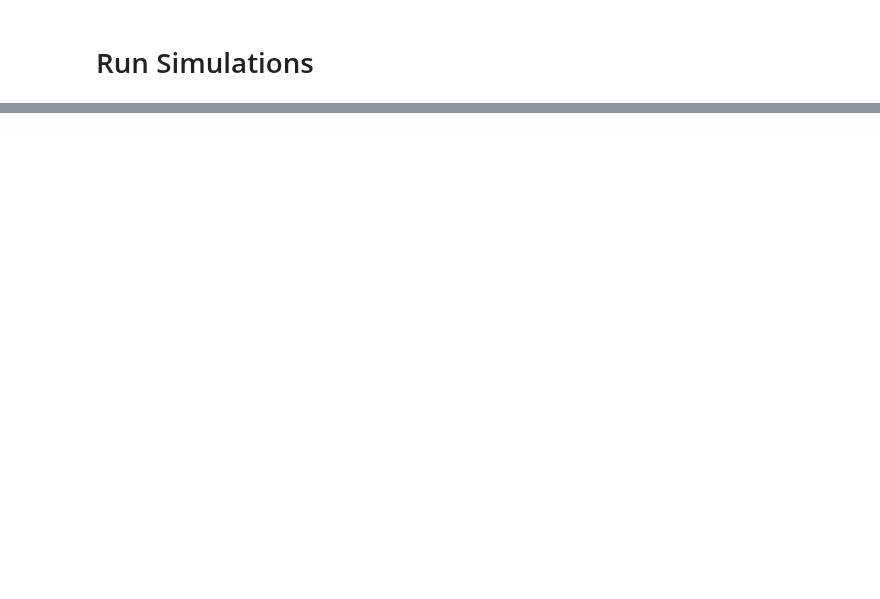
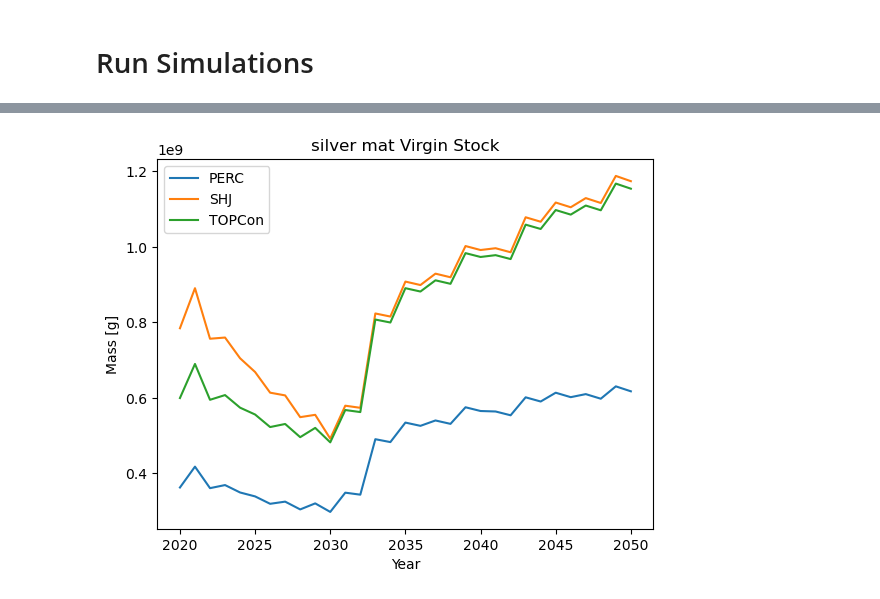
Before and after one commit to NREL/PV_ICE, a Jupyter notebook: docs/tutorials/16 - PERC vs SHJ vs TOPCon.ipynb, the cells around one changed output, grey strips where cells are left out. Saved outputs shown, nothing was run; the diff lists cells and outputs as text; code cells hidden in the pictures; blank space fills up the shorter version.

```diff
--- a/docs/tutorials/16 - PERC vs SHJ vs TOPCon.ipynb
+++ b/docs/tutorials/16 - PERC vs SHJ vs TOPCon.ipynb
@@ -343,0 +382,4 @@ sim1.calculateFlows(bifacialityfactors=bifi[scen]) #modify bifi factors at calc
+# %%
+sim1.plotMaterialComparisonAcrossScenarios(keyword='mat_Virgin_Stock', material='silver')
+# %% [output]
+[figure, added]
```
Also changed, not shown: parts of 23 cells of this notebook, 2 other files.
